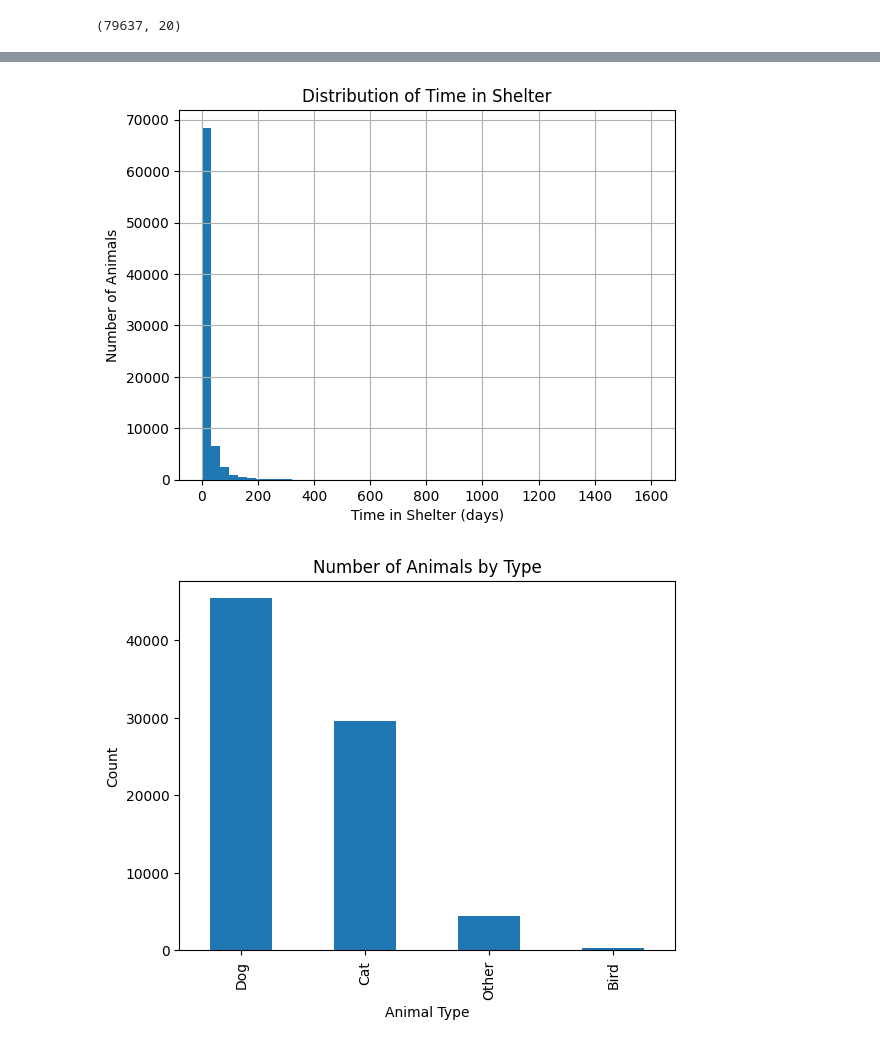
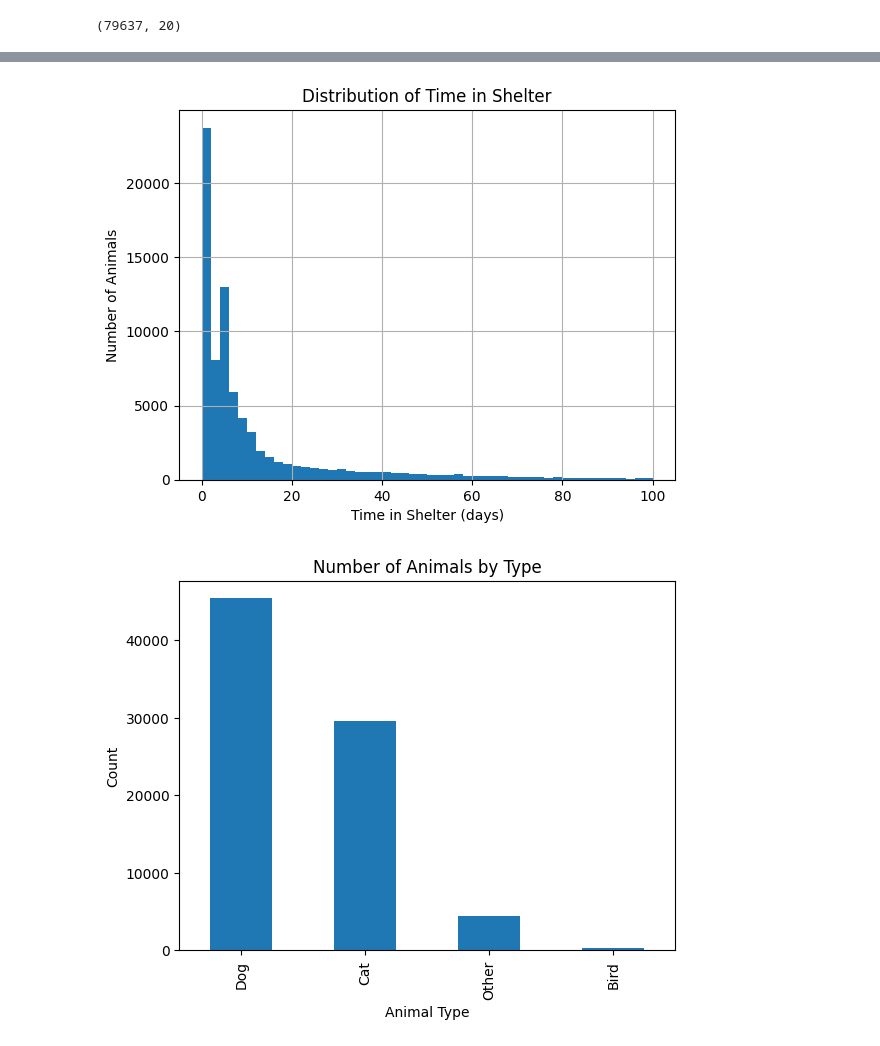
Before and after one commit to paw-some-pals/furcast, a Jupyter notebook: source/aac_eda.ipynb, the cells around one changed output, grey strips where cells are left out. Drawn from its saved outputs; the diff is of its cells as text; code cells hidden in the pictures.

```diff
--- a/source/aac_eda.ipynb
+++ b/source/aac_eda.ipynb
@@ -60,14 +60,15 @@ df.head(5)
 | 3 | 10 years | A047759 | 2004-04-02 00:00:00 | Transfer | Neutered Male | 2014-04-07 15:12:00 | ... |
 | 4 | 16 years | A134067 | 1997-10-16 00:00:00 | Return to Owner | Neutered Male | 2013-11-16 11:54:00 | ... |
 # %%
-#length of stay distribution
-df["time_in_shelter_days"].hist(bins=50)
+#Distribution of time in shelter
+# Shows how many animals stayed in the shelter for different numbers of days (up to 100 to zoom in)
+df[df["time_in_shelter_days"] <= 100]["time_in_shelter_days"].hist(bins=50)
 plt.xlabel("Time in Shelter (days)")
 plt.ylabel("Number of Animals")
 plt.title("Distribution of Time in Shelter")
 plt.show()
 # %% [output]
-[figure, old version]
+[figure, new version]
 # %%
 #EDA by animal type
 df["animal_type"].value_counts().plot(kind="bar")
```
